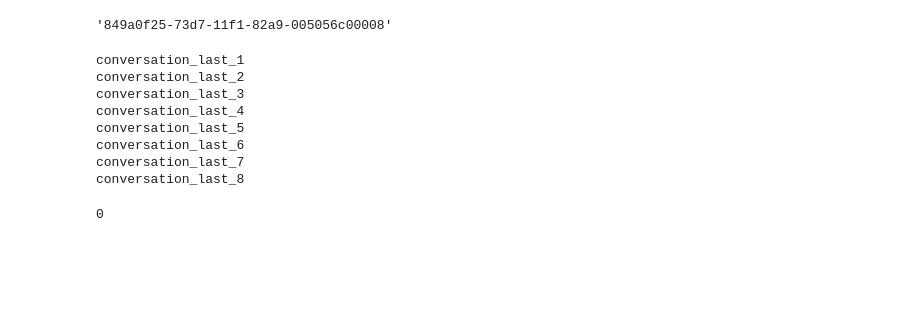
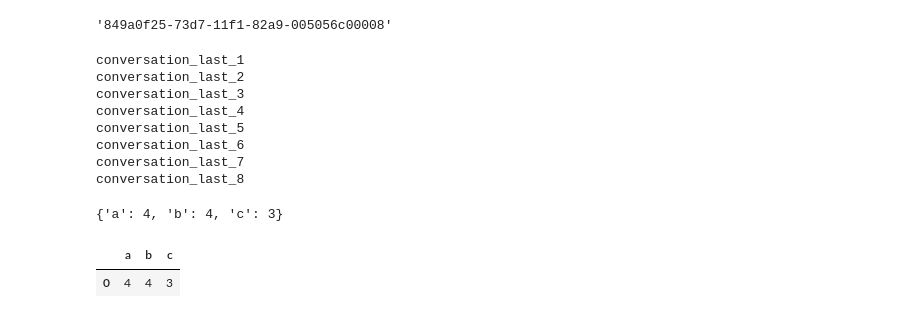
Before and after one commit to vedant250702/LLM-Fallback-Detection-and-Guardrail-System, a Jupyter notebook: test.ipynb, the cells around one changed output. Saved outputs shown, nothing was run; the diff lists cells and outputs as text; code cells hidden in the pictures; blank space fills up the shorter version.

```diff
--- a/test.ipynb
+++ b/test.ipynb
@@ -508,7 +508,15 @@ conversation_last_7
 conversation_last_8
 # %%
 arr=[0.41,0.1]
-# %%
-arr.index(max(arr))
-# %% [output]
-0
+# %%
+a={'a':4,"b":4,"c":3}
+a
+# %% [output]
+{'a': 4, 'b': 4, 'c': 3}
+# %%
+import pandas as pd
+df=pd.DataFrame([a])
+df
+# %% [output]
+|  | a | b | c |
+| 0 | 4 | 4 | 3 |
```
Also changed, not shown: 10 other files.
